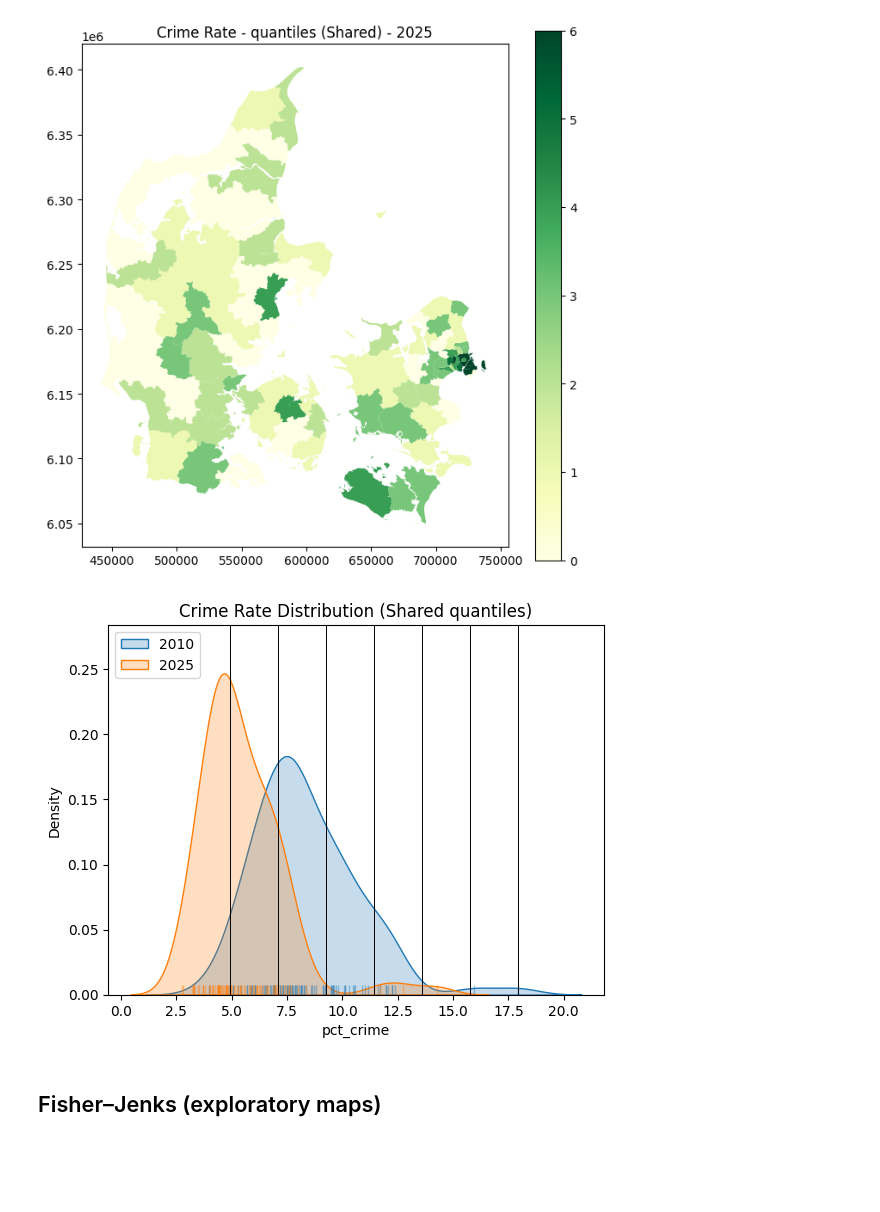
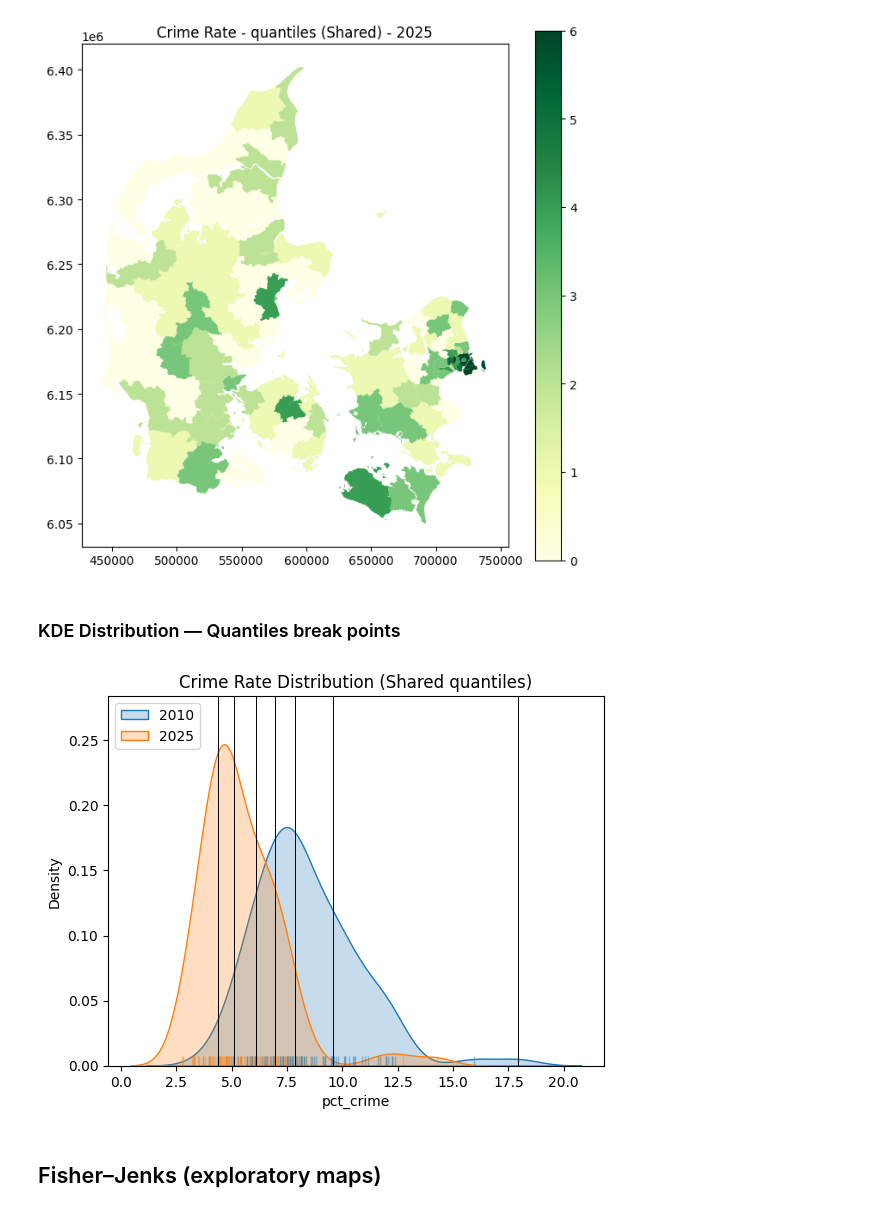
Before and after one commit to Geospatial-data-science-project/Spatial-autocorrelation-on-crime-rates-of-denmark, a Jupyter notebook: geospatial-analysis.ipynb, the cells around one changed output. Drawn from its saved outputs; the diff is of its cells as text; code cells hidden in the pictures; blank space fills up the shorter version.

```diff
--- a/geospatial-analysis.ipynb
+++ b/geospatial-analysis.ipynb
@@ -312,7 +312,7 @@ ax.set_axis_off()
 # %% [markdown]
 ## Spatial analysis (year 2010)
 # %%
-gdf_2010 = gdf[gdf["year"] == 2010]
+gdf_2010 = gdf[gdf["year"] == 2010].copy()
 gdf_2010.head()
 # %% [output]
 |  | municipality | year | totalCrimes | totalPopulation | geometry |
@@ -480,7 +469,7 @@ plt.title("LISA crime rate clusters for year 2010, p = 5%");
 # %% [markdown]
 ## Spatial analysis (year 2025)
 # %%
-gdf_2025 = gdf[gdf["year"] == 2025]
+gdf_2025 = gdf[gdf["year"] == 2025].copy()
 gdf_2025.head()
 # %% [output]
 |  | municipality | year | totalCrimes | totalPopulation | geometry |
@@ -718,29 +698,31 @@ plt.savefig("img5_quant_2025.png", dpi=150, bbox_inches="tight")
 plt.show()
 # %% [output]
 [figure]
+# %% [markdown]
+### KDE Distribution — Quantiles break points
 # %%
 
 # Set up the figure
 f, ax = plt.subplots(1)
 
 # KDE plots
 sns.kdeplot(gdf_2010["pct_crime"], fill=True, label="2010")
 sns.kdeplot(gdf_2025["pct_crime"], fill=True, label="2025")
 
 # Rugs
 sns.rugplot(gdf_2010["pct_crime"], alpha=0.4)
 sns.rugplot(gdf_2025["pct_crime"], alpha=0.4)
 
 # Shared Quantiles bins (ONLY ONE SET)
-for cut in eq_shared.bins:
+for cut in quant_shared.bins:
     plt.axvline(cut, color="black", linewidth=0.7)
 
 plt.legend()
 plt.title("Crime Rate Distribution (Shared quantiles)")
 plt.savefig("img6_kde_quant.png", dpi=150, bbox_inches="tight")
 plt.show()
 # %% [output]
-[figure, old version]
+[figure, new version]
 # %% [markdown]
 ## Fisher–Jenks (exploratory maps)
 # %%
```
Also changed, not shown: parts of 18 cells of this notebook, 1 other file.
